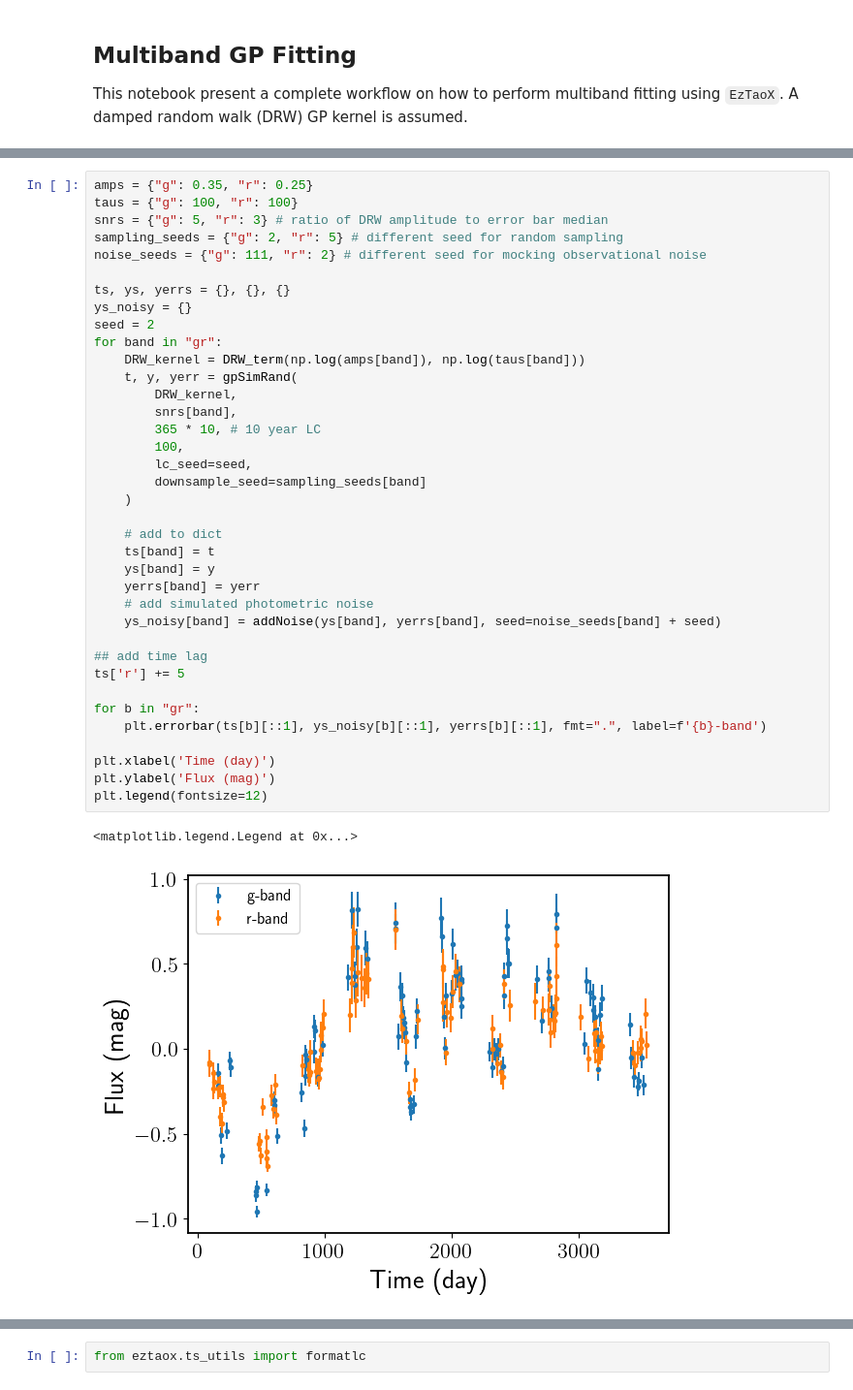
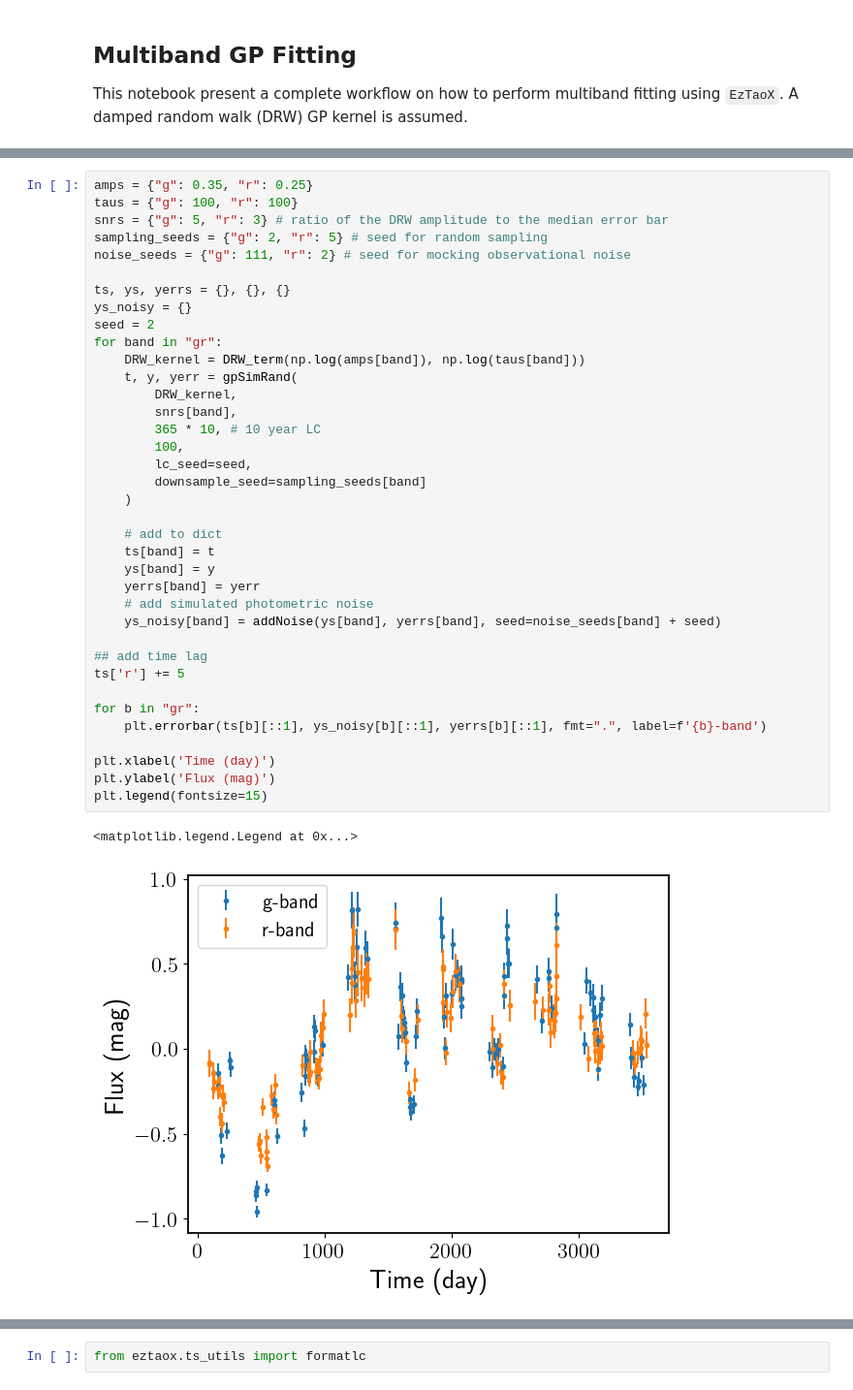
Before and after one commit to ywx649999311/EzTaoX, a Jupyter notebook: tutorials/01_MultibandFitting.ipynb, the cells around one changed output, grey strips where cells are left out. Shown at 97% size. Cells and saved outputs as stored; diff of their text form.

```diff
--- a/tutorials/01_MultibandFitting.ipynb
+++ b/tutorials/01_MultibandFitting.ipynb
@@ -35,43 +35,43 @@ from eztao.ts import addNoise, gpSimRand
 # %%
 amps = {"g": 0.35, "r": 0.25}
 taus = {"g": 100, "r": 100}
-snrs = {"g": 5, "r": 3} # ratio of DRW amplitude to error bar median
-sampling_seeds = {"g": 2, "r": 5} # different seed for random sampling
-noise_seeds = {"g": 111, "r": 2} # different seed for mocking observational noise
+snrs = {"g": 5, "r": 3} # ratio of the DRW amplitude to the median error bar
+sampling_seeds = {"g": 2, "r": 5} # seed for random sampling
+noise_seeds = {"g": 111, "r": 2} # seed for mocking observational noise
 
 ts, ys, yerrs = {}, {}, {}
 ys_noisy = {}
 seed = 2
 for band in "gr":
     DRW_kernel = DRW_term(np.log(amps[band]), np.log(taus[band]))
     t, y, yerr = gpSimRand(
         DRW_kernel,
         snrs[band],
         365 * 10, # 10 year LC
         100,
         lc_seed=seed,
         downsample_seed=sampling_seeds[band]
     )
 
     # add to dict
     ts[band] = t
     ys[band] = y
     yerrs[band] = yerr
     # add simulated photometric noise
     ys_noisy[band] = addNoise(ys[band], yerrs[band], seed=noise_seeds[band] + seed)
 
 ## add time lag
 ts['r'] += 5
 
 for b in "gr":
     plt.errorbar(ts[b][::1], ys_noisy[b][::1], yerrs[b][::1], fmt=".", label=f'{b}-band')
 
 plt.xlabel('Time (day)')
 plt.ylabel('Flux (mag)')
-plt.legend(fontsize=12)
+plt.legend(fontsize=15)
 # %% [output]
 <matplotlib.legend.Legend at 0x...>
-[figure, old version]
+[figure, new version]
 # %% [markdown]
 ### 2. Light Curve Formatting
 
```
Also changed, not shown: parts of 14 cells of this notebook, 6 other files.
